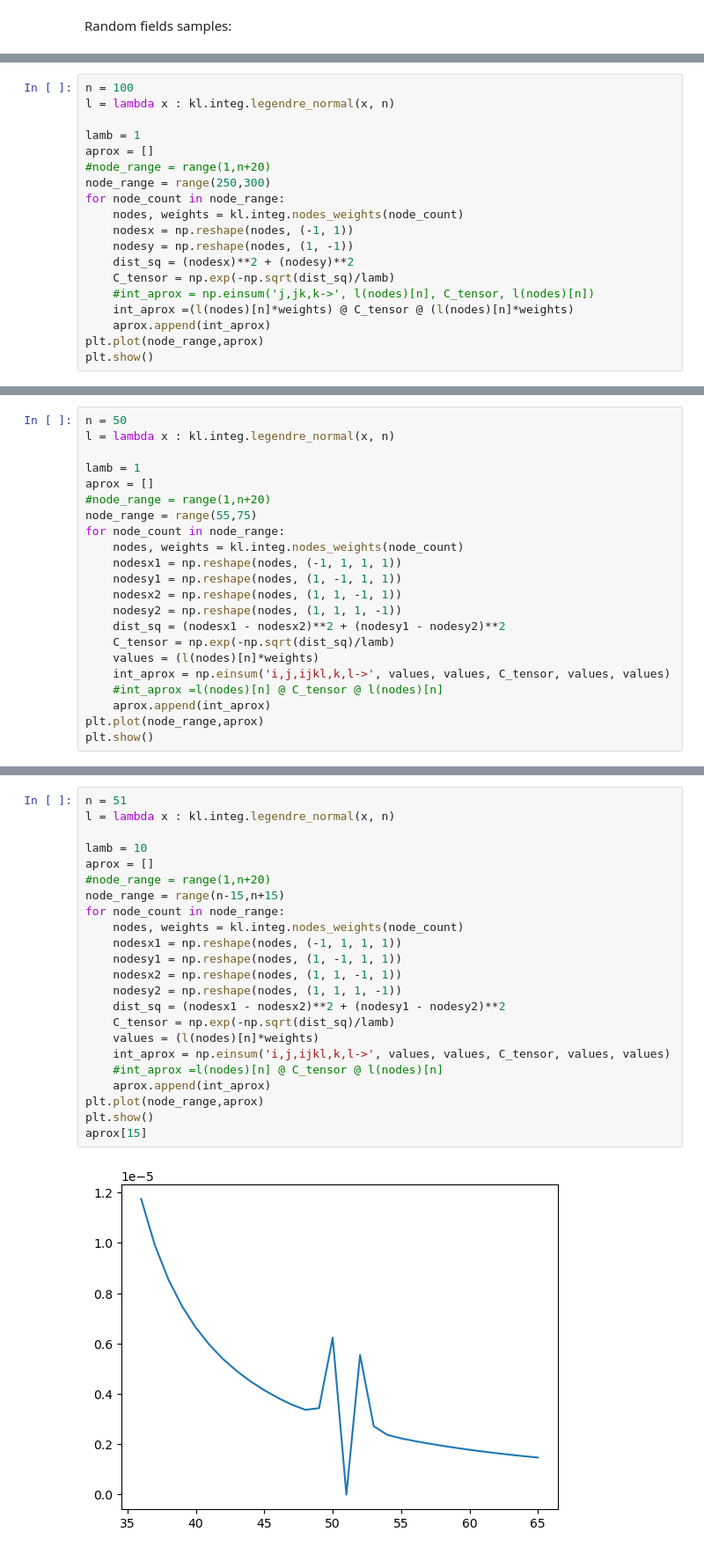
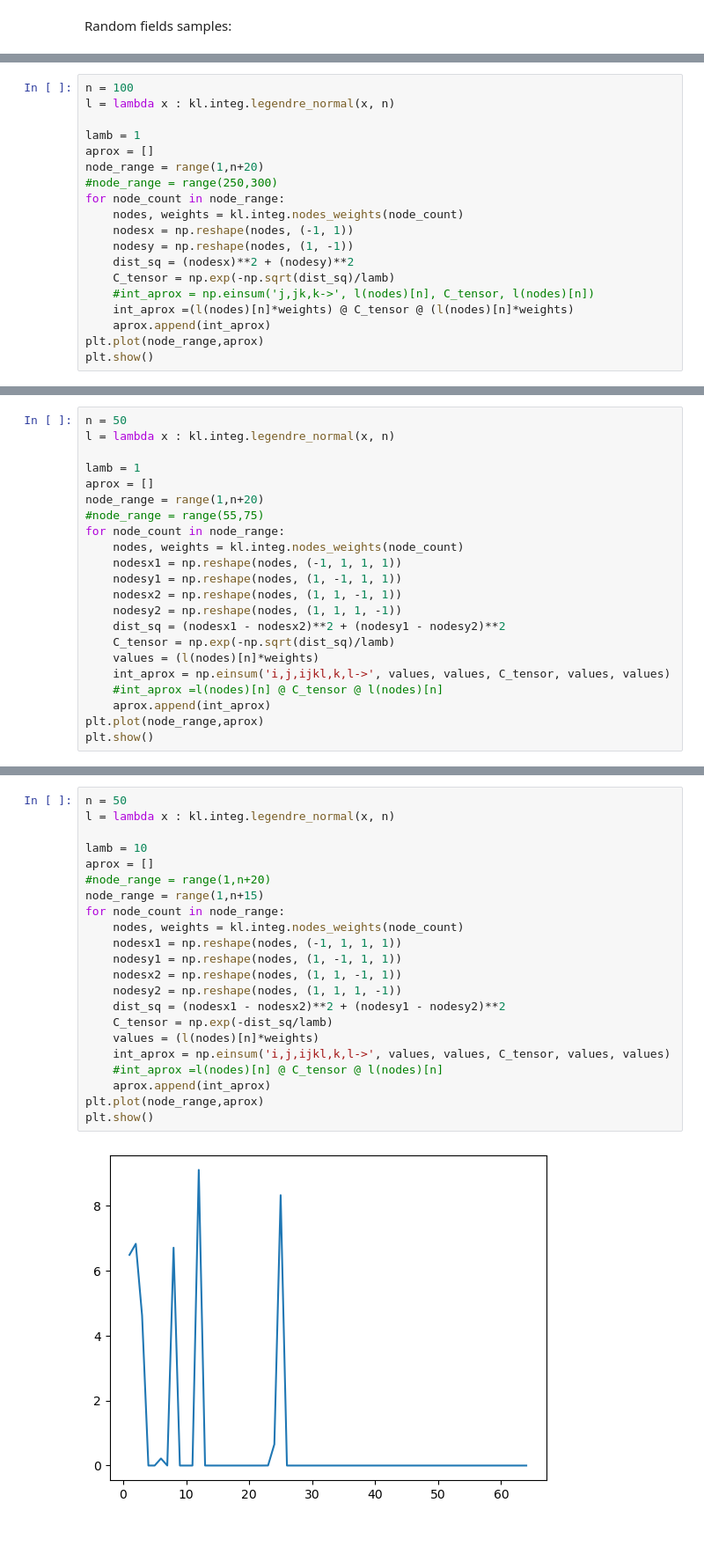
Before and after one commit to SED0280/BakalarkaCode, a Jupyter notebook: Gausova Kvadratura.ipynb, the cells around one changed output, grey strips where cells are left out. Shown at 88% size. Saved outputs shown, nothing was run; the diff lists cells and outputs as text.

```diff
--- a/Gausova Kvadratura.ipynb
+++ b/Gausova Kvadratura.ipynb
@@ -579,8 +585,8 @@ l = lambda x : kl.integ.legendre_normal(x, n)
 
 lamb = 1
 aprox = []
-#node_range = range(1,n+20)
-node_range = range(250,300)
+node_range = range(1,n+20)
+#node_range = range(250,300)
 for node_count in node_range:
     nodes, weights = kl.integ.nodes_weights(node_count)
     nodesx = np.reshape(nodes, (-1, 1))
@@ -620,8 +627,8 @@ l = lambda x : kl.integ.legendre_normal(x, n)
 
 lamb = 1
 aprox = []
-#node_range = range(1,n+20)
-node_range = range(55,75)
+node_range = range(1,n+20)
+#node_range = range(55,75)
 for node_count in node_range:
     nodes, weights = kl.integ.nodes_weights(node_count)
     nodesx1 = np.reshape(nodes, (-1, 1, 1, 1))
@@ -641,25 +655,24 @@ plt.show()
 # %%
-n = 51
+n = 50
 l = lambda x : kl.integ.legendre_normal(x, n)
 
 lamb = 10
 aprox = []
 #node_range = range(1,n+20)
-node_range = range(n-15,n+15)
+node_range = range(1,n+15)
 for node_count in node_range:
     nodes, weights = kl.integ.nodes_weights(node_count)
     nodesx1 = np.reshape(nodes, (-1, 1, 1, 1))
     nodesy1 = np.reshape(nodes, (1, -1, 1, 1))
     nodesx2 = np.reshape(nodes, (1, 1, -1, 1))
     nodesy2 = np.reshape(nodes, (1, 1, 1, -1))
     dist_sq = (nodesx1 - nodesx2)**2 + (nodesy1 - nodesy2)**2
-    C_tensor = np.exp(-np.sqrt(dist_sq)/lamb)
+    C_tensor = np.exp(-dist_sq/lamb)
     values = (l(nodes)[n]*weights)
     int_aprox = np.einsum('i,j,ijkl,k,l->', values, values, C_tensor, values, values)
     #int_aprox =l(nodes)[n] @ C_tensor @ l(nodes)[n]
     aprox.append(int_aprox)
 plt.plot(node_range,aprox)
 plt.show()
-aprox[15]
 # %% [output]
-[figure, old version]
+[figure, new version]
```
Also changed, not shown: parts of 13 cells of this notebook, 1 other file.
